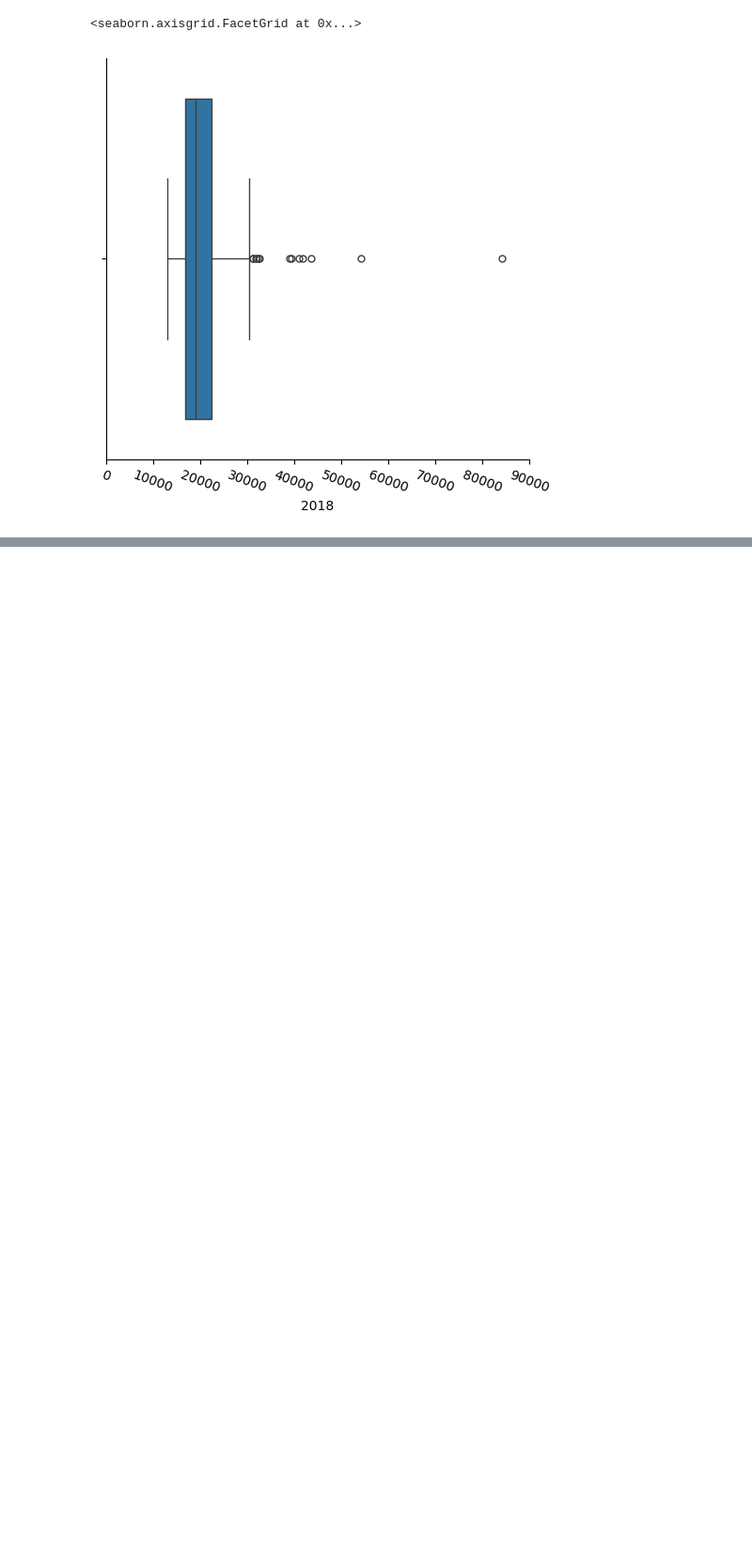
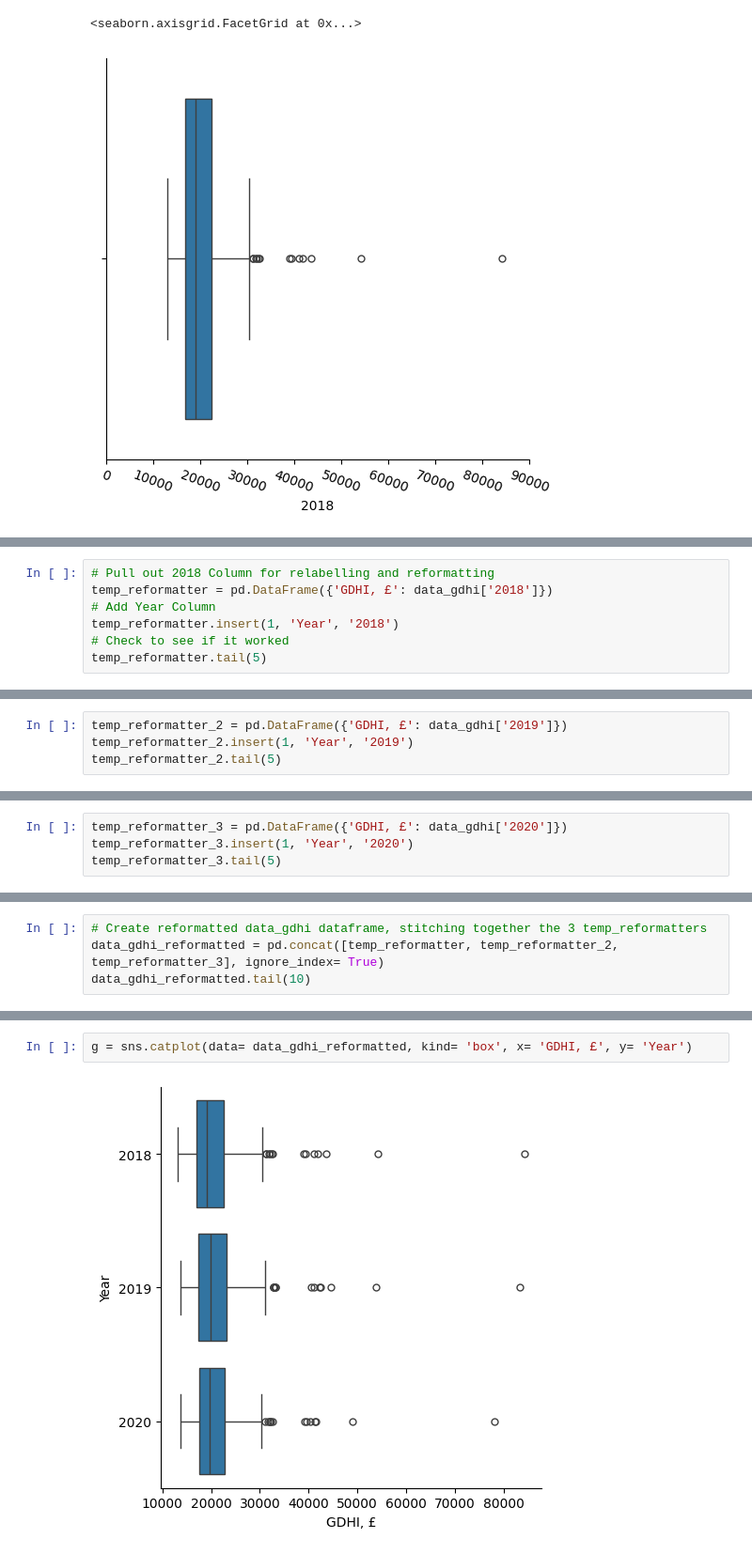
Before and after one commit to Jacob-L-ARU-P/IntroToDataSci-2, a Jupyter notebook: RemedialRepo2/DataAnalysisAssignment/DataProcessing.ipynb, the cells around one changed output, grey strips where cells are left out. Shown at 94% size. Saved outputs shown, nothing was run; the diff lists cells and outputs as text; blank space fills up the shorter version.

```diff
--- a/RemedialRepo2/DataAnalysisAssignment/DataProcessing.ipynb
+++ b/RemedialRepo2/DataAnalysisAssignment/DataProcessing.ipynb
@@ -104,0 +124,7 @@ g.set_xticklabels(rotation=0)
+# %%
+# Pull out 2018 Column for relabelling and reformatting
+temp_reformatter = pd.DataFrame({'GDHI, £': data_gdhi['2018']})
+# Add Year Column
+temp_reformatter.insert(1, 'Year', '2018')
+# Check to see if it worked
+temp_reformatter.tail(5)
@@ -104,0 +138,4 @@ g.set_xticklabels(rotation=0)
+# %%
+temp_reformatter_2 = pd.DataFrame({'GDHI, £': data_gdhi['2019']})
+temp_reformatter_2.insert(1, 'Year', '2019')
+temp_reformatter_2.tail(5)
@@ -104,0 +149,4 @@ g.set_xticklabels(rotation=0)
+# %%
+temp_reformatter_3 = pd.DataFrame({'GDHI, £': data_gdhi['2020']})
+temp_reformatter_3.insert(1, 'Year', '2020')
+temp_reformatter_3.tail(5)
@@ -104,0 +160,4 @@ g.set_xticklabels(rotation=0)
+# %%
+# Create reformatted data_gdhi dataframe, stitching together the 3 temp_reformatters
+data_gdhi_reformatted = pd.concat([temp_reformatter, temp_reformatter_2, temp_reformatter_3], ignore_index= True)
+data_gdhi_reformatted.tail(10)
@@ -104,0 +176,4 @@ g.set_xticklabels(rotation=0)
+# %%
+g = sns.catplot(data= data_gdhi_reformatted, kind= 'box', x= 'GDHI, £', y= 'Year')
+# %% [output]
+[figure, added]
```
Also changed, not shown: parts of 15 cells of this notebook.
